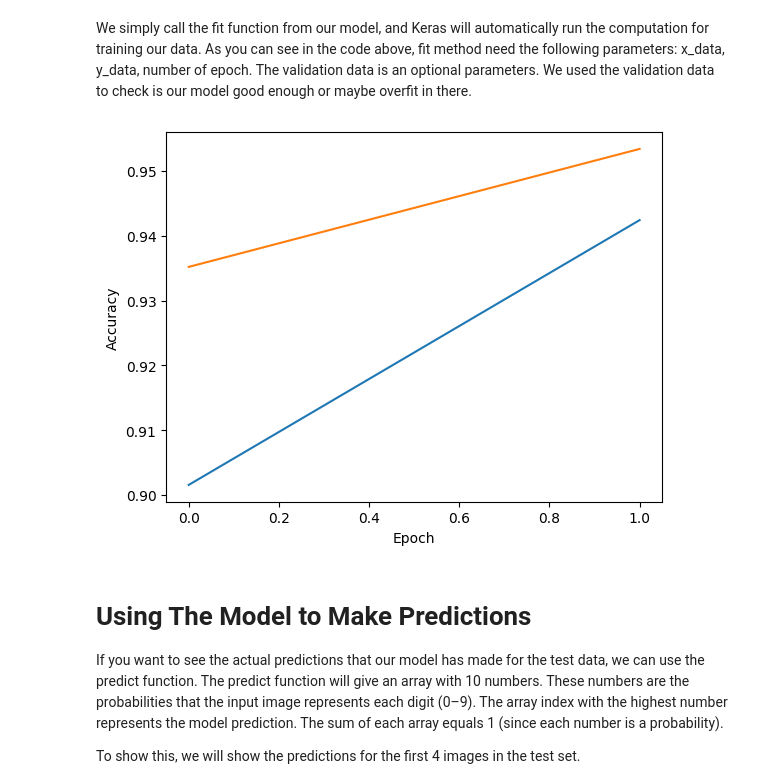
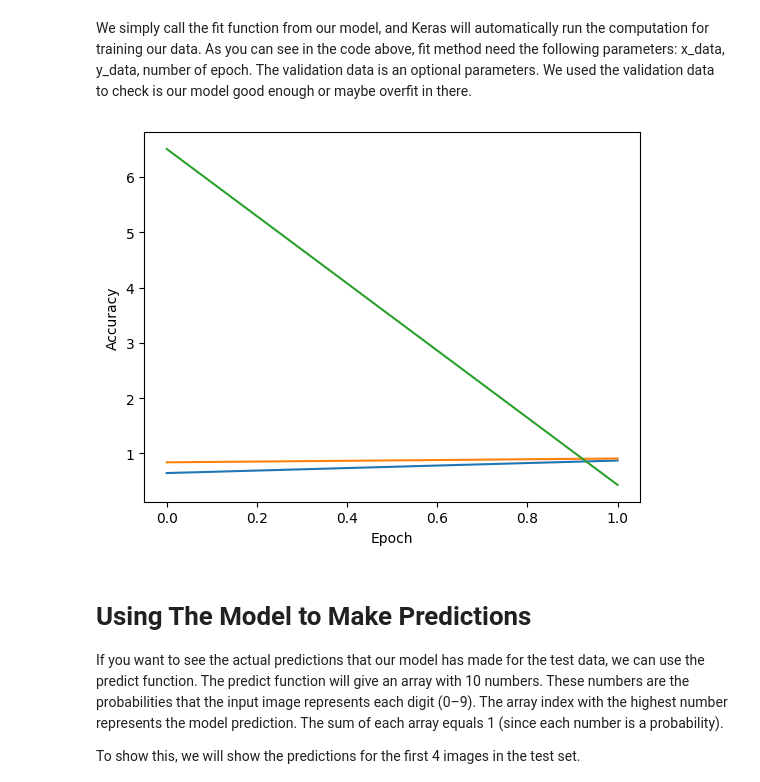
Before and after one commit to samanipour/Practical-Neural-Networks, a Jupyter notebook: Labs/7.Image Classification/CNN.ipynb, the cells around one changed output. Drawn from its saved outputs; the diff is of its cells as text; code cells hidden in the pictures.

```diff
--- a/Labs/7.Image Classification/CNN.ipynb
+++ b/Labs/7.Image Classification/CNN.ipynb
@@ -130,13 +134,15 @@ Epoch 2/2
 # %% [markdown]
 We simply call the fit function from our model, and Keras will automatically run the computation for training our data. As you can see in the code above, fit method need the following parameters: x_data, y_data, number of epoch. The validation data is an optional parameters. We used the validation data to check is our model good enough or maybe overfit in there.
 # %%
+print(history)
 plt.plot(history.history['accuracy'])
 plt.plot(history.history['val_accuracy'])
+plt.plot(history.history['loss'])
 plt.ylabel('Accuracy')
 plt.xlabel('Epoch')
 plt.show()
 # %% [output]
-[figure, old version]
+[figure, new version]
 # %% [markdown]
 # Using The Model to Make Predictions
 
```
Also changed, not shown: parts of 7 cells of this notebook, 17 other files.
